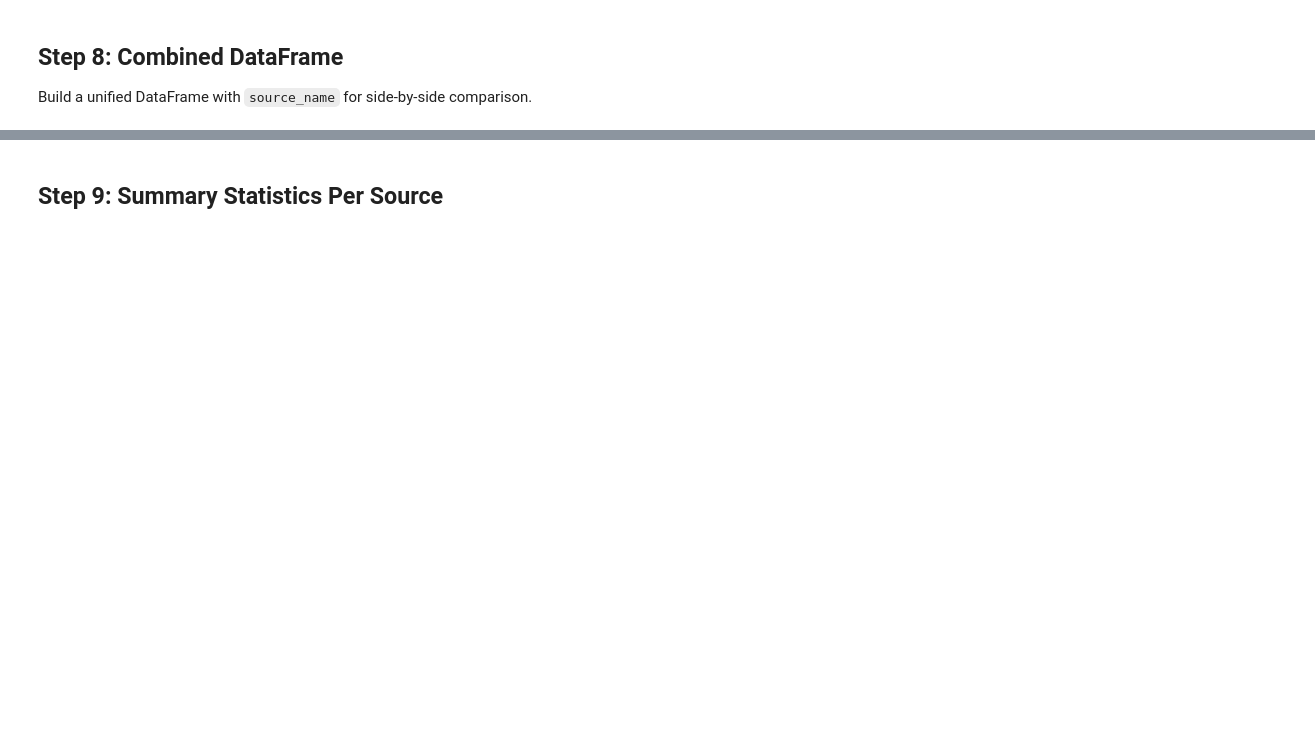
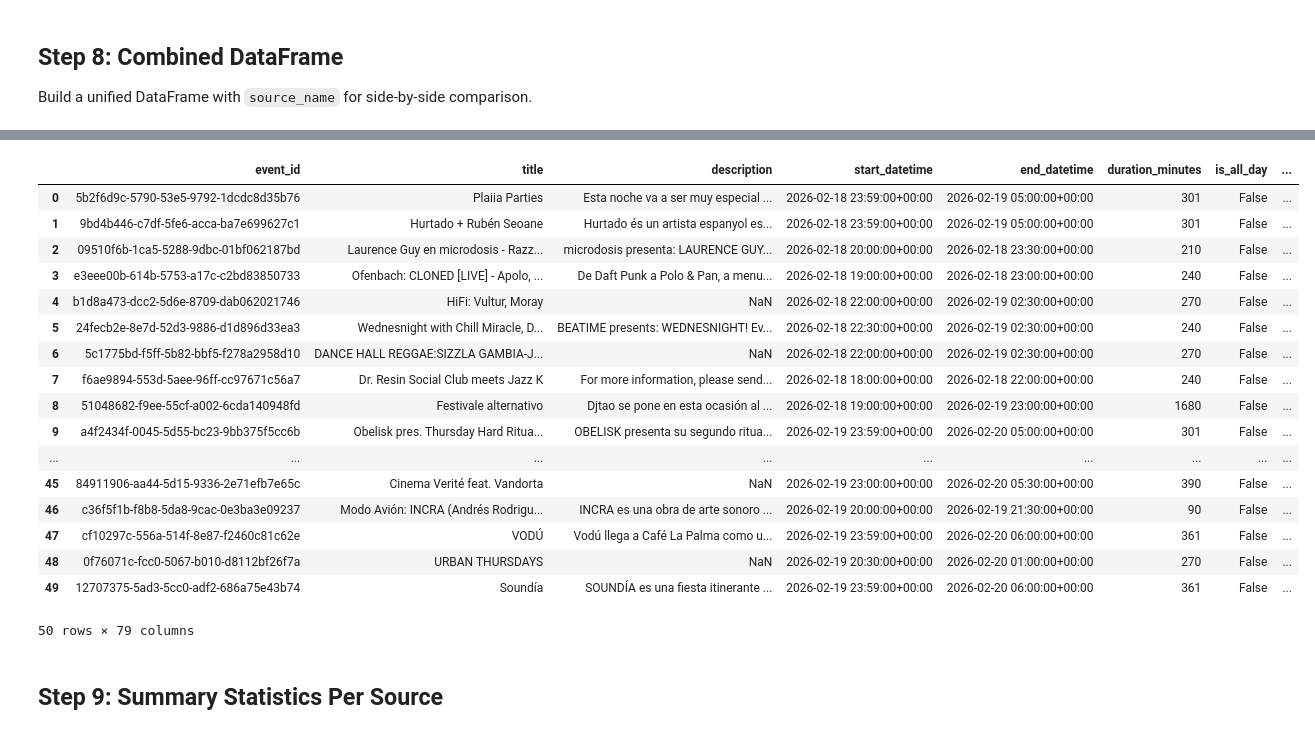
Before and after one commit to josegarciav/event-intelligence-platform, a Jupyter notebook: notebooks/multi-source-pipeline.ipynb, the cells around one changed output, grey strips where cells are left out. Drawn from its saved outputs; the diff is of its cells as text; code cells hidden in the pictures; blank space fills up the shorter version.

```diff
--- a/notebooks/multi-source-pipeline.ipynb
+++ b/notebooks/multi-source-pipeline.ipynb
@@ -239,13 +418,32 @@ else:
 # %%
 # Side-by-side comparison view
 focus_cols = [
     "source_name", "title", "event_type", "city",
     "venue_name", "start_datetime",
     "price_minimum", "price_maximum", "price_currency",
     "artists", "data_quality_score",
 ]
 available = [c for c in focus_cols if c in df_combined.columns]
-df_combined[available].head(50)
+df_combined.head(50)
+# %% [output]
+|  | event_id | title | description | start_datetime | end_datetime | duration_minutes | is_all_day | ... |
+| 0 | 5b2f6d9c-5790-53e5-9792-1dcdc8d35b76 | Plaiia Parties | Esta noche va a ser muy especial ... | 2026-02-18 23:59:00+00:00 | 2026-02-19 05:00:00+00:00 | 301 | False | ... |
+| 1 | 9bd4b446-c7df-5fe6-acca-ba7e699627c1 | Hurtado + Rubén Seoane | Hurtado és un artista espanyol es... | 2026-02-18 23:59:00+00:00 | 2026-02-19 05:00:00+00:00 | 301 | False | ... |
+| 2 | 09510f6b-1ca5-5288-9dbc-01bf062187bd | Laurence Guy en microdosis - Razz... | microdosis presenta: LAURENCE GUY... | 2026-02-18 20:00:00+00:00 | 2026-02-18 23:30:00+00:00 | 210 | False | ... |
+| 3 | e3eee00b-614b-5753-a17c-c2bd83850733 | Ofenbach: CLONED [LIVE] - Apolo, ... | De Daft Punk a Polo & Pan, a menu... | 2026-02-18 19:00:00+00:00 | 2026-02-18 23:00:00+00:00 | 240 | False | ... |
+| 4 | b1d8a473-dcc2-5d6e-8709-dab062021746 | HiFi: Vultur, Moray | NaN | 2026-02-18 22:00:00+00:00 | 2026-02-19 02:30:00+00:00 | 270 | False | ... |
+| 5 | 24fecb2e-8e7d-52d3-9886-d1d896d33ea3 | Wednesnight with Chill Miracle, D... | BEATIME presents: WEDNESNIGHT! Ev... | 2026-02-18 22:30:00+00:00 | 2026-02-19 02:30:00+00:00 | 240 | False | ... |
+| 6 | 5c1775bd-f5ff-5b82-bbf5-f278a2958d10 | DANCE HALL REGGAE:SIZZLA GAMBIA-J... | NaN | 2026-02-18 22:00:00+00:00 | 2026-02-19 02:30:00+00:00 | 270 | False | ... |
+| 7 | f6ae9894-553d-5aee-96ff-cc97671c56a7 | Dr. Resin Social Club meets Jazz K | For more information, please send... | 2026-02-18 18:00:00+00:00 | 2026-02-18 22:00:00+00:00 | 240 | False | ... |
+| 8 | 51048682-f9ee-55cf-a002-6cda140948fd | Festivale alternativo | Djtao se pone en esta ocasión al ... | 2026-02-18 19:00:00+00:00 | 2026-02-19 23:00:00+00:00 | 1680 | False | ... |
+| 9 | a4f2434f-0045-5d55-bc23-9bb375f5cc6b | Obelisk pres. Thursday Hard Ritua... | OBELISK presenta su segundo ritua... | 2026-02-19 23:59:00+00:00 | 2026-02-20 05:00:00+00:00 | 301 | False | ... |
+| ... | ... | ... | ... | ... | ... | ... | ... | ... |
+| 45 | 84911906-aa44-5d15-9336-2e71efb7e65c | Cinema Verité feat. Vandorta | NaN | 2026-02-19 23:00:00+00:00 | 2026-02-20 05:30:00+00:00 | 390 | False | ... |
+| 46 | c36f5f1b-f8b8-5da8-9cac-0e3ba3e09237 | Modo Avión: INCRA (Andrés Rodrigu... | INCRA es una obra de arte sonoro ... | 2026-02-19 20:00:00+00:00 | 2026-02-19 21:30:00+00:00 | 90 | False | ... |
+| 47 | cf10297c-556a-514f-8e87-f2460c81c62e | VODÚ | Vodú llega a Café La Palma como u... | 2026-02-19 23:59:00+00:00 | 2026-02-20 06:00:00+00:00 | 361 | False | ... |
+| 48 | 0f76071c-fcc0-5067-b010-d8112bf26f7a | URBAN THURSDAYS | NaN | 2026-02-19 20:30:00+00:00 | 2026-02-20 01:00:00+00:00 | 270 | False | ... |
+| 49 | 12707375-5ad3-5cc0-adf2-686a75e43b74 | Soundía | SOUNDÍA es una fiesta itinerante ... | 2026-02-19 23:59:00+00:00 | 2026-02-20 06:00:00+00:00 | 361 | False | ... |
+50 rows × 79 columns
 # %% [markdown]
 ## Step 9: Summary Statistics Per Source
 # %%
```
Also changed, not shown: parts of 15 cells of this notebook, 10 other files.
